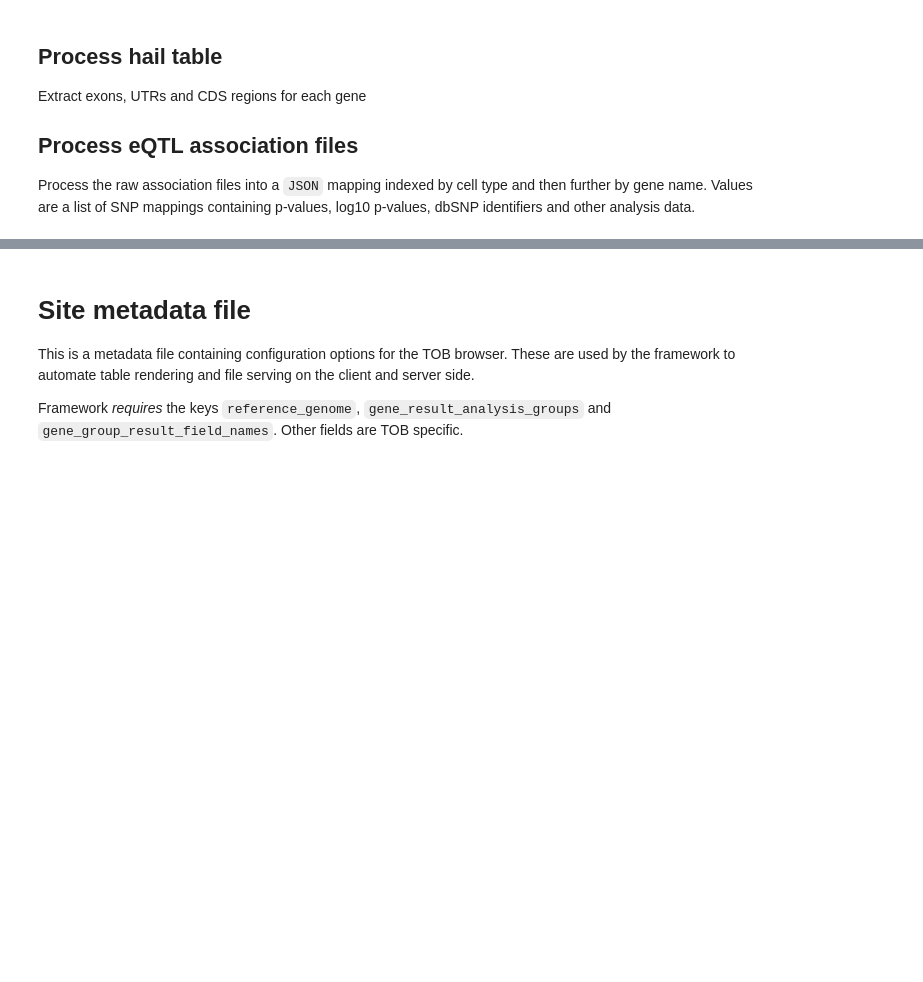
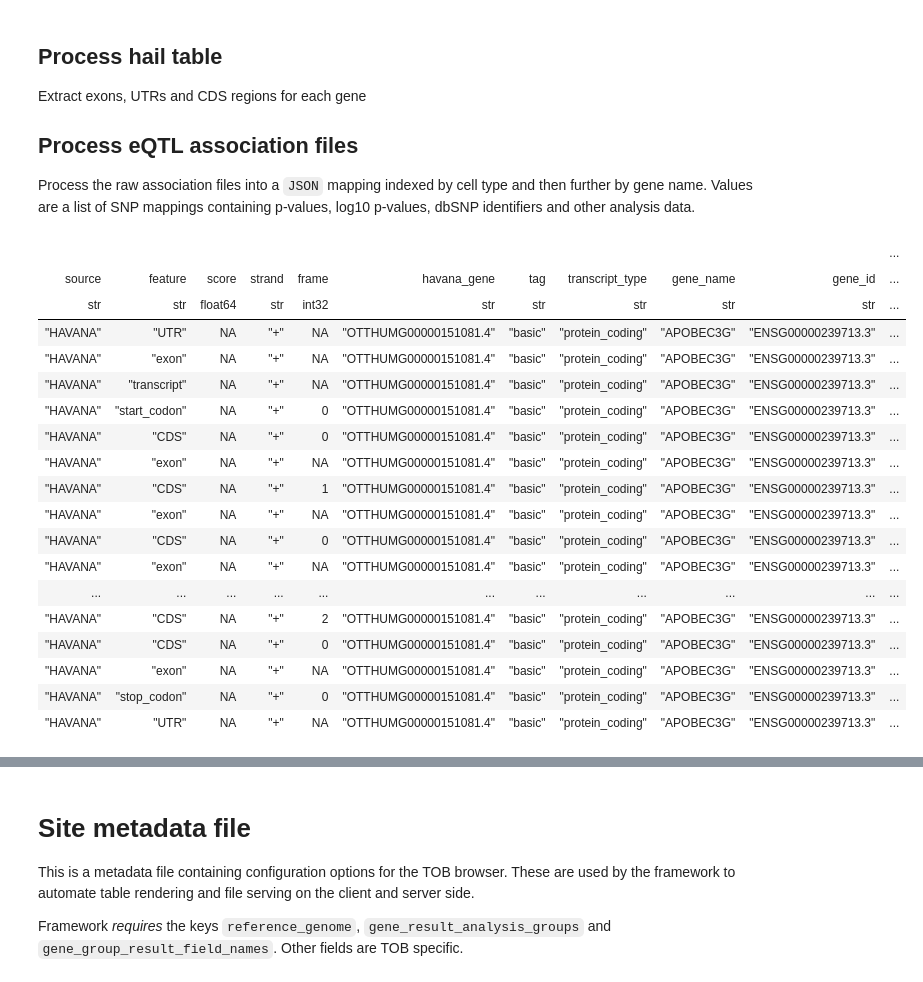
Before and after one commit to populationgenomics/exome-results-browsers, a Jupyter notebook: src/data/tob/notebooks/pipeline.ipynb, the cells around one changed output, grey strips where cells are left out. Drawn from its saved outputs; the diff is of its cells as text; code cells hidden in the pictures; blank space fills up the shorter version.

```diff
--- a/src/data/tob/notebooks/pipeline.ipynb
+++ b/src/data/tob/notebooks/pipeline.ipynb
@@ -227,6 +227,28 @@ Extract exons, UTRs and CDS regions for each gene
 
 ## Process eQTL association files
 Process the raw association files into a `JSON` mapping indexed by cell type and then further by gene name. Values are a list of SNP mappings containing p-values, log10 p-values, dbSNP identifiers and other analysis data.
+# %%
+ht.filter((ht.gene_name == 'APOBEC3G') & (ht.transcript_id == 'ENST00000407997.3')).show(100)
+# %% [output]
+|  |  |  |  |  |  |  |  |  |  | ... |
+| source | feature | score | strand | frame | havana_gene | tag | transcript_type | gene_name | gene_id | ... |
+| str | str | float64 | str | int32 | str | str | str | str | str | ... |
+| "HAVANA" | "UTR" | NA | "+" | NA | "OTTHUMG00000151081.4" | "basic" | "protein_coding" | "APOBEC3G" | "ENSG00000239713.3" | ... |
+| "HAVANA" | "exon" | NA | "+" | NA | "OTTHUMG00000151081.4" | "basic" | "protein_coding" | "APOBEC3G" | "ENSG00000239713.3" | ... |
+| "HAVANA" | "transcript" | NA | "+" | NA | "OTTHUMG00000151081.4" | "basic" | "protein_coding" | "APOBEC3G" | "ENSG00000239713.3" | ... |
+| "HAVANA" | "start_codon" | NA | "+" | 0 | "OTTHUMG00000151081.4" | "basic" | "protein_coding" | "APOBEC3G" | "ENSG00000239713.3" | ... |
+| "HAVANA" | "CDS" | NA | "+" | 0 | "OTTHUMG00000151081.4" | "basic" | "protein_coding" | "APOBEC3G" | "ENSG00000239713.3" | ... |
+| "HAVANA" | "exon" | NA | "+" | NA | "OTTHUMG00000151081.4" | "basic" | "protein_coding" | "APOBEC3G" | "ENSG00000239713.3" | ... |
+| "HAVANA" | "CDS" | NA | "+" | 1 | "OTTHUMG00000151081.4" | "basic" | "protein_coding" | "APOBEC3G" | "ENSG00000239713.3" | ... |
+| "HAVANA" | "exon" | NA | "+" | NA | "OTTHUMG00000151081.4" | "basic" | "protein_coding" | "APOBEC3G" | "ENSG00000239713.3" | ... |
+| "HAVANA" | "CDS" | NA | "+" | 0 | "OTTHUMG00000151081.4" | "basic" | "protein_coding" | "APOBEC3G" | "ENSG00000239713.3" | ... |
+| "HAVANA" | "exon" | NA | "+" | NA | "OTTHUMG00000151081.4" | "basic" | "protein_coding" | "APOBEC3G" | "ENSG00000239713.3" | ... |
+| ... | ... | ... | ... | ... | ... | ... | ... | ... | ... | ... |
+| "HAVANA" | "CDS" | NA | "+" | 2 | "OTTHUMG00000151081.4" | "basic" | "protein_coding" | "APOBEC3G" | "ENSG00000239713.3" | ... |
+| "HAVANA" | "CDS" | NA | "+" | 0 | "OTTHUMG00000151081.4" | "basic" | "protein_coding" | "APOBEC3G" | "ENSG00000239713.3" | ... |
+| "HAVANA" | "exon" | NA | "+" | NA | "OTTHUMG00000151081.4" | "basic" | "protein_coding" | "APOBEC3G" | "ENSG00000239713.3" | ... |
+| "HAVANA" | "stop_codon" | NA | "+" | 0 | "OTTHUMG00000151081.4" | "basic" | "protein_coding" | "APOBEC3G" | "ENSG00000239713.3" | ... |
+| "HAVANA" | "UTR" | NA | "+" | NA | "OTTHUMG00000151081.4" | "basic" | "protein_coding" | "APOBEC3G" | "ENSG00000239713.3" | ... |
 # %%
 genes = []
 association_file_suffix = 'eQTLs'
```
Also changed, not shown: parts of 3 cells of this notebook.
